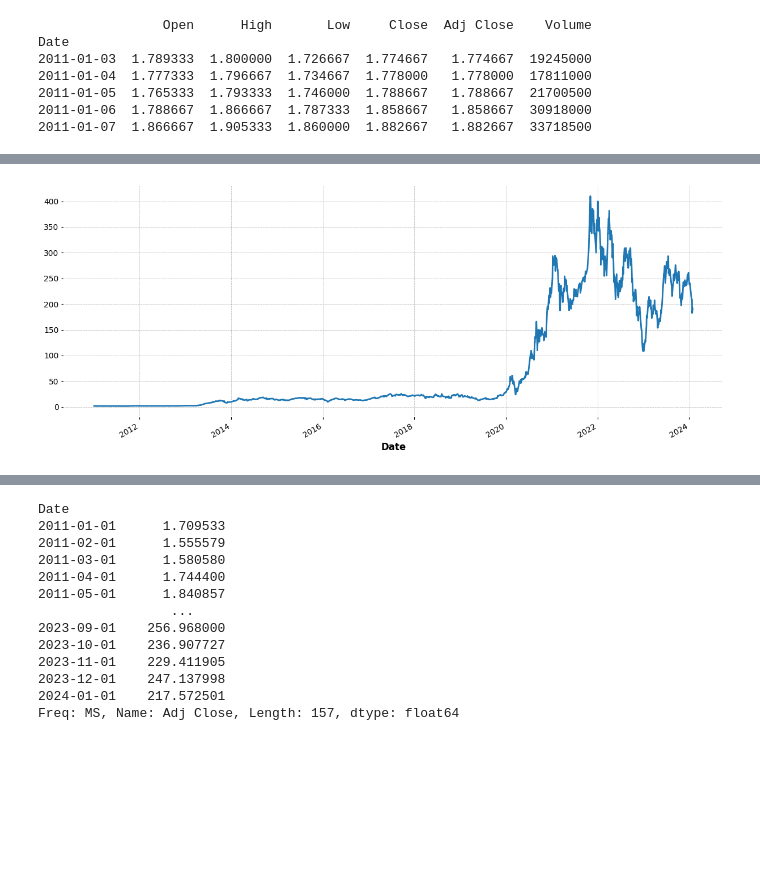
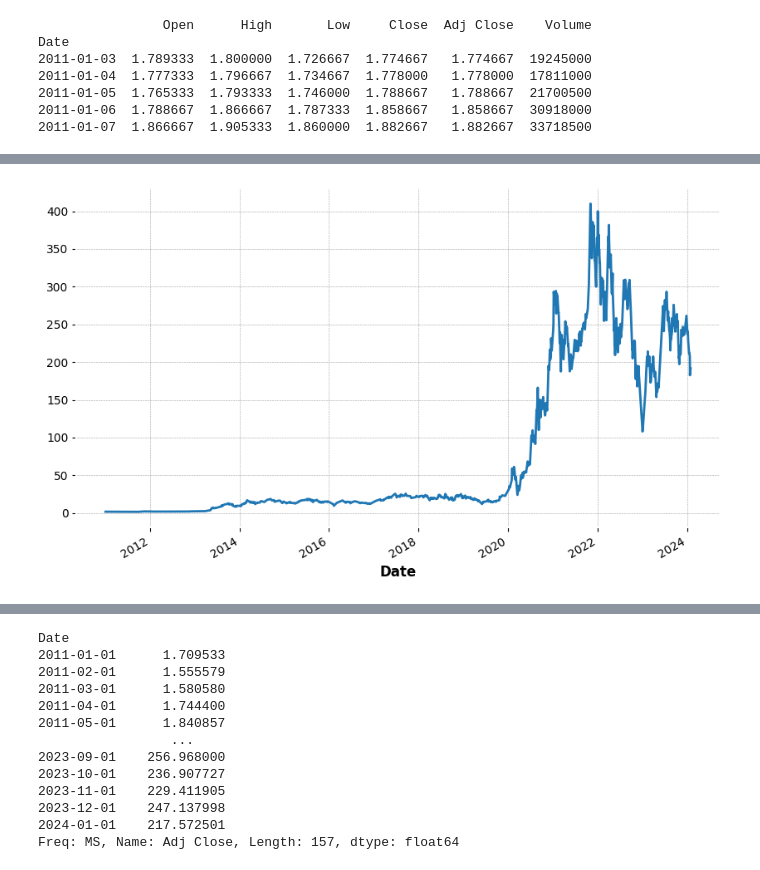
Before and after one commit to pxs1990/DS_projects, a Jupyter notebook: time_series_analysis.ipynb, the cells around one changed output, grey strips where cells are left out. Saved outputs shown, nothing was run; the diff lists cells and outputs as text; code cells hidden in the pictures; blank space fills up the shorter version.

```diff
--- a/time_series_analysis.ipynb
+++ b/time_series_analysis.ipynb
@@ -73,5 +83,5 @@ Date
 # %%
-tesla['Adj Close'].plot(figsize=(15, 6))
+tesla['Adj Close'].plot(figsize=(10,6))
 plt.show()
 # %% [output]
-[figure, old version]
+[figure, new version]
```
Also changed, not shown: parts of 61 cells of this notebook.
